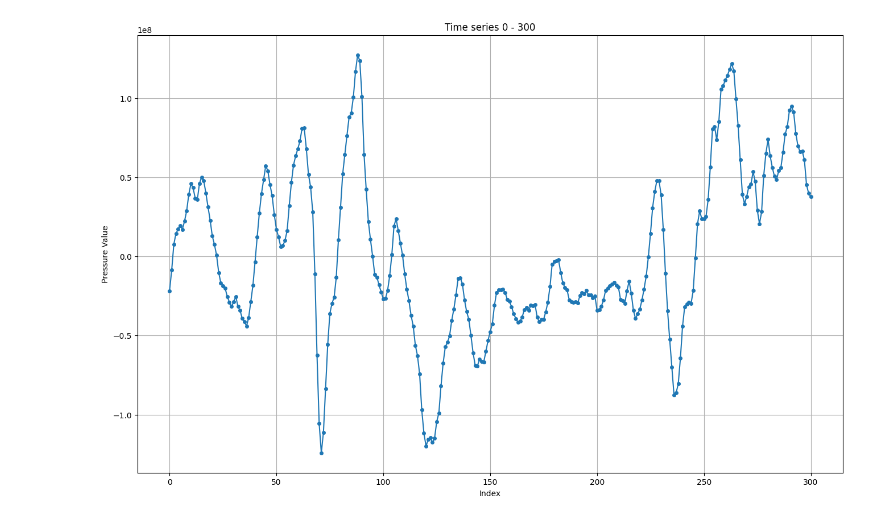
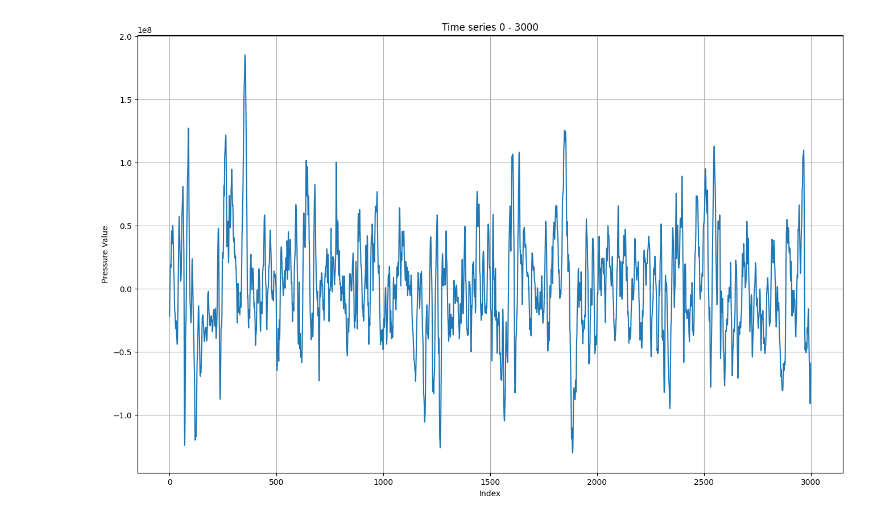
Before and after one commit to Felp4to/TBL-WallPressure-DataPrep, a Jupyter notebook: data_analysis/ipynb/plot_time_series.ipynb, the cells around one changed output. Saved outputs shown, nothing was run; the diff lists cells and outputs as text; code cells hidden in the pictures.

Commit message:
implemented methods for data analysis

```diff
--- a/data_analysis/ipynb/plot_time_series.ipynb
+++ b/data_analysis/ipynb/plot_time_series.ipynb
@@ -27,15 +12,15 @@ df
 # %%
 start_idx = 0
-end_idx = 300
+end_idx = 3000
 df_subset = df.iloc[start_idx:end_idx+1]
 # %%
 # Plot
 plt.figure(figsize=(16, 10))
-plt.plot(df_subset.index, df_subset['singleData'], marker='o', ms=4)
+plt.plot(df_subset.index, df_subset['singleData'])  #, marker='o', ms=4)
 plt.title(f'Time series {start_idx} - {end_idx}')
 plt.xlabel('Index')
 plt.ylabel('Pressure Value')
 plt.grid(True)
 plt.show()
 # %% [output]
-[figure, old version]
+[figure, new version]
```
Also changed, not shown: parts of 2 cells of this notebook, 59 other files.
